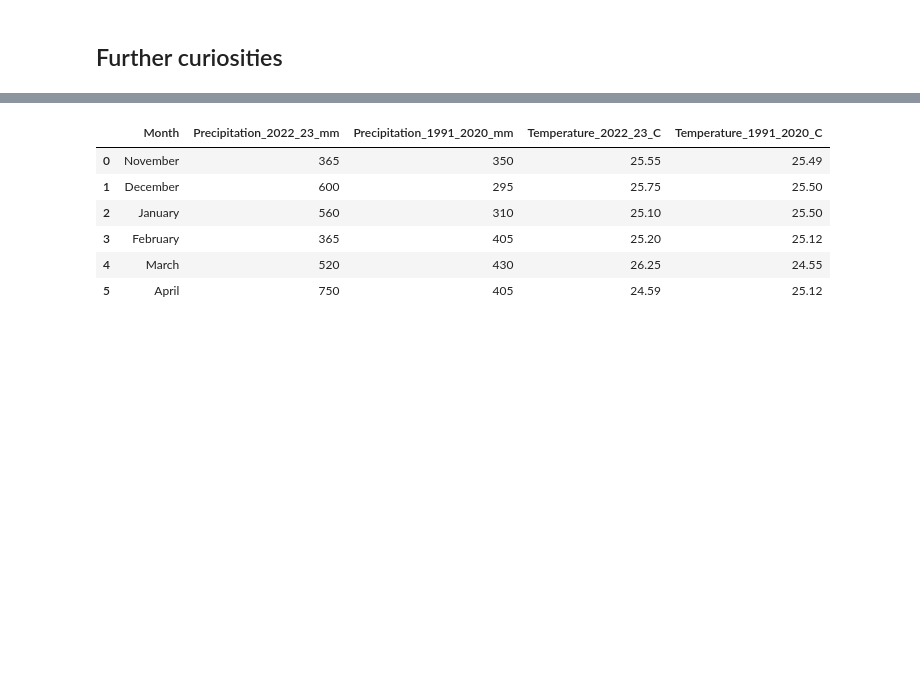
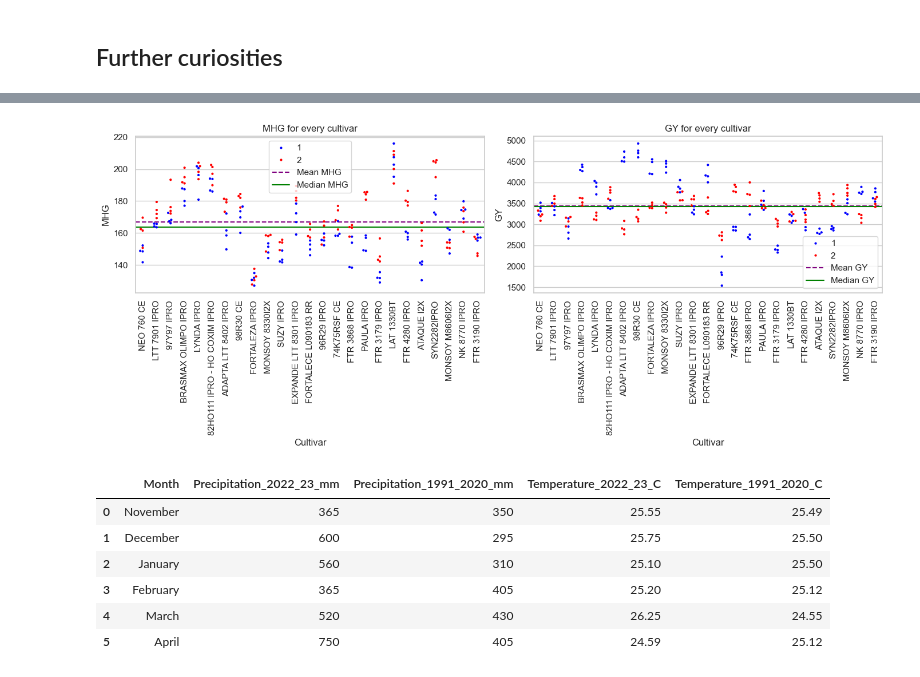
Before and after one commit to NegruA/soybean_cultivars, a Jupyter notebook: main.ipynb, the cells around one changed output, grey strips where cells are left out. Saved outputs shown, nothing was run; the diff lists cells and outputs as text; code cells hidden in the pictures; blank space fills up the shorter version.

```diff
--- a/main.ipynb
+++ b/main.ipynb
@@ -320,3 +331,20 @@ The delta in MHG from Season 1 to Season 2 is an increase of approximately 12.07
+# %%
+# standard deviation for MHG and GY for each cultivar and season
+std_devs = data_df.groupby(['Cultivar', 'Season'])[['MHG', 'GY']].std().reset_index()
+
+# mean standard deviation for MHG and GY across seasons for each cultivar
+mean_std_devs = std_devs.groupby('Cultivar')[['MHG', 'GY']].mean()
+
+# Filtering cultivars with small variance in MHG or GY (setting a threshold visually based on distribution)
+thresholds = mean_std_devs.quantile(0.6)
+filtered_cultivars = mean_std_devs[(mean_std_devs['MHG'] > thresholds['MHG']) | (mean_std_devs['GY'] > thresholds['GY'])].index.tolist()
+filtered_data_df = data_df[data_df['Cultivar'].isin(filtered_cultivars)]
+filtered_data_df['Cultivar'].unique(), thresholds
+data_df_filtered = data_df[data_df['Cultivar'].isin(filtered_cultivars)].copy()
+
+plot_cultivar_performance(data_df_filtered)
+# %% [output]
+[figure, added]
 # %%
 display(weather_df)
 # %% [output]
```
Also changed, not shown: parts of 8 cells of this notebook.
